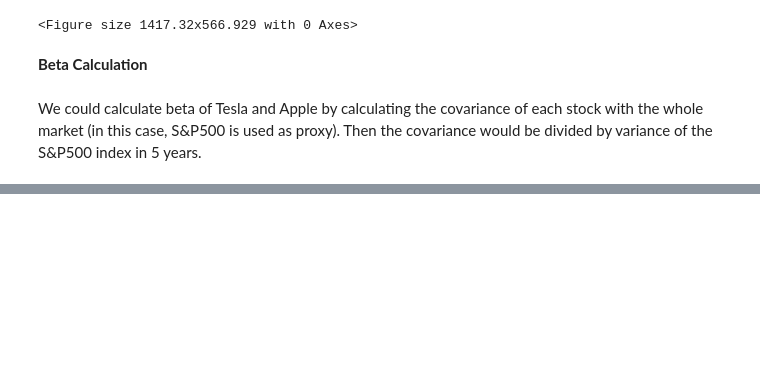
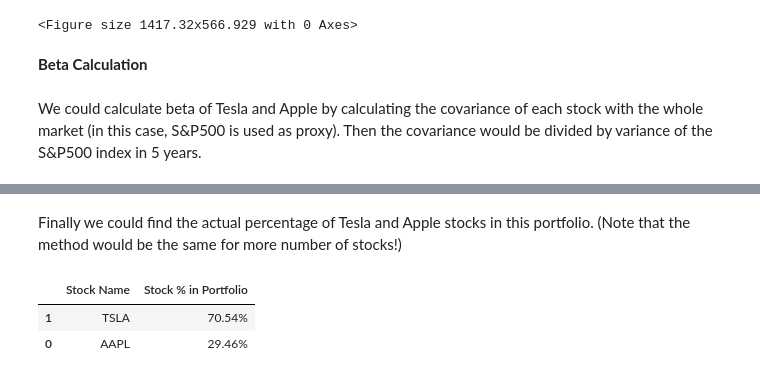
Before and after one commit to hoangcuongnguyen2001/Stocks-Analysis, a Jupyter notebook: Portfolio_Optimization.ipynb, the cells around one changed output, grey strips where cells are left out. Saved outputs shown, nothing was run; the diff lists cells and outputs as text; code cells hidden in the pictures; blank space fills up the shorter version.

```diff
--- a/Portfolio_Optimization.ipynb
+++ b/Portfolio_Optimization.ipynb
@@ -301,0 +388,16 @@ risk_gap = [min_risk, max_risk]
+# %% [markdown]
+Finally we could find the actual percentage of Tesla and Apple stocks in this portfolio. (Note that the method would be the same for more number of stocks!)
+# %%
+import pandas as pd
+#Output Table of Distributions
+portfolio_loc = np.where((portfolio_array[:,0]==(best_portfolio[0]/trade_days_per_year))&(portfolio_array[:,1]==(best_portfolio[1])))[0][0]
+best_distribution = distrib_vector[portfolio_loc][0].tolist()
+d = {"Stock Name": portfolio_, "Stock % in Portfolio": best_distribution}
+output = pd.DataFrame(d)
+output = output.sort_values(by=["Stock % in Portfolio"],ascending=False)
+output= output.style.format({"Stock % in Portfolio": "{:.2%}"})
+output
+# %% [output]
+|  | Stock Name | Stock % in Portfolio |
+| 1 | TSLA | 70.54% |
+| 0 | AAPL | 29.46% |
```
Also changed, not shown: parts of 16 cells of this notebook.
